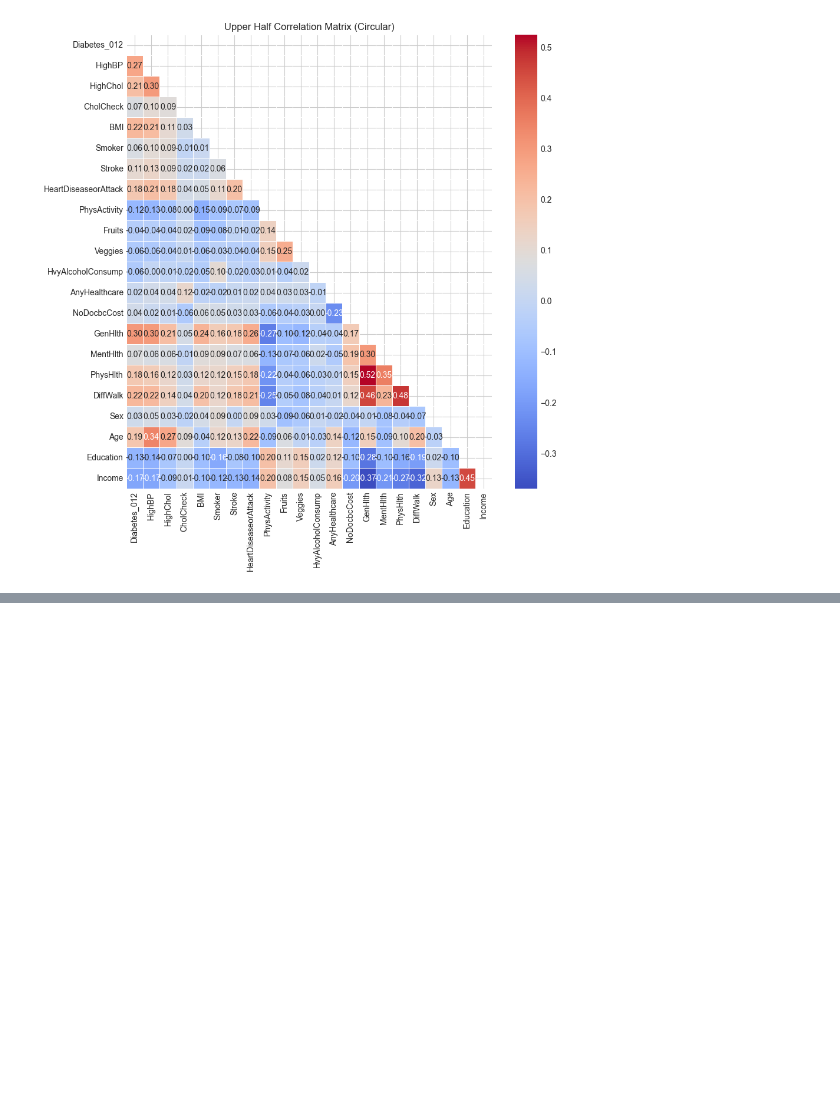
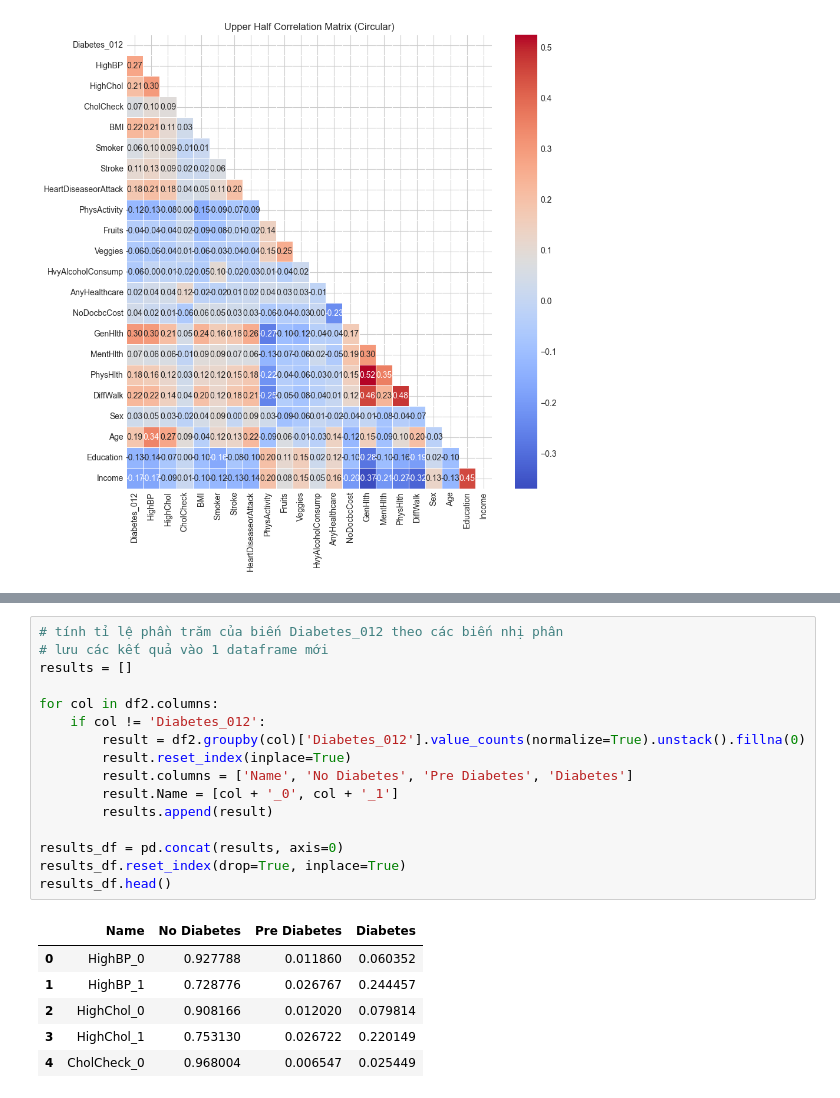
Before and after one commit to NgokNgo/Diabetes-Prediction, a Jupyter notebook: EDA_python.ipynb, the cells around one changed output, grey strips where cells are left out. Drawn from its saved outputs; the diff is of its cells as text; blank space fills up the shorter version.

```diff
--- a/EDA_python.ipynb
+++ b/EDA_python.ipynb
@@ -229,0 +268,23 @@ plt.show()
+# %%
+# tính tỉ lệ phần trăm của biến Diabetes_012 theo các biến nhị phân
+# lưu các kết quả vào 1 dataframe mới
+results = []
+
+for col in df2.columns:
+    if col != 'Diabetes_012':
+        result = df2.groupby(col)['Diabetes_012'].value_counts(normalize=True).unstack().fillna(0)
+        result.reset_index(inplace=True)
+        result.columns = ['Name', 'No Diabetes', 'Pre Diabetes', 'Diabetes']
+        result.Name = [col + '_0', col + '_1']
+        results.append(result)
+
+results_df = pd.concat(results, axis=0)
+results_df.reset_index(drop=True, inplace=True)
+results_df.head()
+# %% [output]
+|  | Name | No Diabetes | Pre Diabetes | Diabetes |
+| 0 | HighBP_0 | 0.927788 | 0.011860 | 0.060352 |
+| 1 | HighBP_1 | 0.728776 | 0.026767 | 0.244457 |
+| 2 | HighChol_0 | 0.908166 | 0.012020 | 0.079814 |
+| 3 | HighChol_1 | 0.753130 | 0.026722 | 0.220149 |
+| 4 | CholCheck_0 | 0.968004 | 0.006547 | 0.025449 |
```
Also changed, not shown: parts of 21 cells of this notebook.
